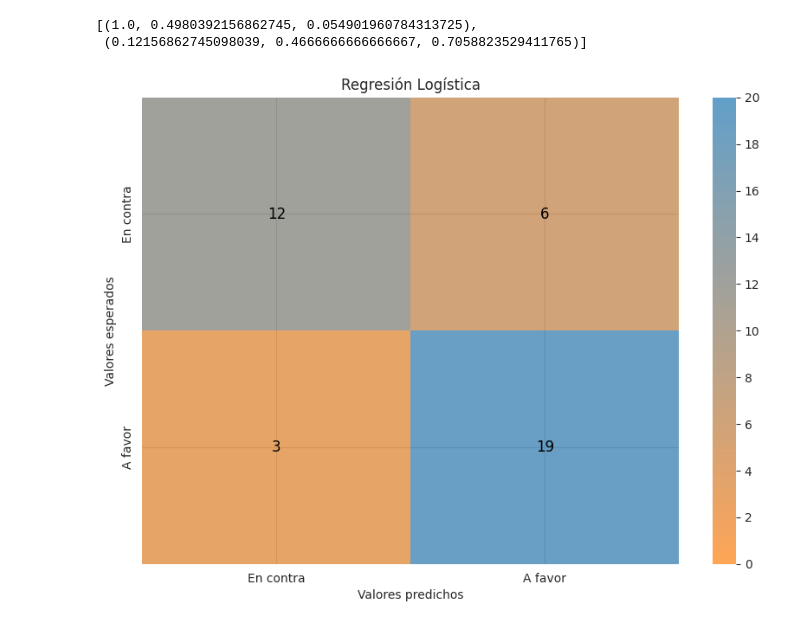
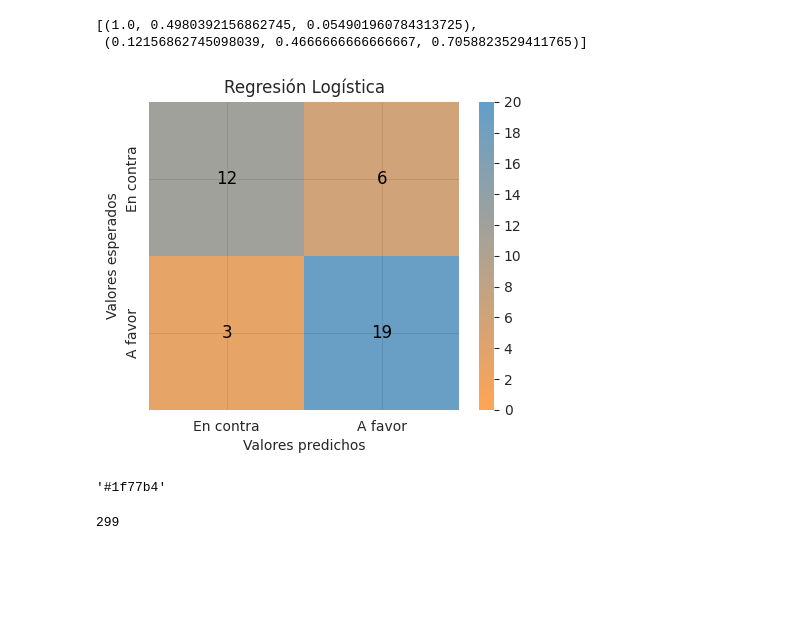
Before and after one commit to macfernandez/eddc-specialization-project, a Jupyter notebook: notebooks/06-model-training.ipynb, the cells around one changed output. Cells and saved outputs as stored; diff of their text form; code cells hidden in the pictures; blank space fills up the shorter version.

```diff
--- a/notebooks/06-model-training.ipynb
+++ b/notebooks/06-model-training.ipynb
@@ -118,18 +118,18 @@ scoring_method = {
     "f1_weighted": make_scorer(f1_score, average="weighted"),
     "f1_macro": make_scorer(f1_score, average="macro"),
     "precision": make_scorer(precision_score),
-    "precision_weighted": make_scorer(precision_score, average="weighted"),
-    "precision_macro": make_scorer(precision_score, average="macro"),
+    #"precision_weighted": make_scorer(precision_score, average="weighted"),
+    #"precision_macro": make_scorer(precision_score, average="macro"),
     "recall": make_scorer(recall_score),
-    "recall_weighted": make_scorer(recall_score, average="weighted"),
-    "recall_macro": make_scorer(recall_score, average="macro"),
-    "roc_auc_weighted": make_scorer(roc_auc_score, average="weighted"),
-    "roc_auc_macro": make_scorer(roc_auc_score, average="macro"),
+    #"recall_weighted": make_scorer(recall_score, average="weighted"),
+    #"recall_macro": make_scorer(recall_score, average="macro"),
+    #"roc_auc_weighted": make_scorer(roc_auc_score, average="weighted"),
+    #"roc_auc_macro": make_scorer(roc_auc_score, average="macro"),
 }
 # %%
 gs = GridSearchCV(
     estimator=pipeline,
-    param_grid={"clf__penalty": ["l1", "l2"], "clf__C": [0.1, 0.5, 1]},
+    param_grid={"clf__penalty": [None, "l1", "l2"], "clf__C": [0.1, 0.5, 1, 2]},
     cv=5,
     return_train_score=True,
     n_jobs=-1,
@@ -277,7 +262,7 @@ sns.lineplot(f1_results, x="measure", y="value", hue="params", alpha=.7)
 
 axs[0].set_yticks([])
 axs[0].set_xlabel("")
-axs[0].set_title("Promedio y desvío")
+axs[0].set_title("Promedio y desvío estándar")
 axs[1].set_ylabel("")
 axs[1].set_xticklabels([
     "split {n}".format(n=int(re.search(r'\d+', label.get_text()).group())+1)
@@ -285,7 +270,7 @@ axs[1].set_xticklabels([
 ])
 axs[1].set_xlabel("")
 axs[1].set_title("Por split")
-title = fig.suptitle(f"$F1-score$ en conjunto de testeo en validación cruzada", y=1.08)
+title = fig.suptitle(f"$F1-score$ en conjunto de testeo", y=1.08)
 lgd = plt.legend(loc="lower center", bbox_to_anchor=(-0.1, -0.3), ncol=3)
 
 FOLDER = os.path.join(VISUALIZATIONS_PATH, "parameters_selection")
@@ -350,8 +335,8 @@ import matplotlib
 
 cmap = matplotlib.colors.LinearSegmentedColormap.from_list("", colors)
 # %%
-def plot_confusion_matrix(cm, title):
-    fig, ax = plt.subplots(figsize=(10,7))
+def plot_confusion_matrix(cm, title, file_name=None):
+    fig, ax = plt.subplots(figsize=(5,4))
     vmin, vmax = 0, int(cm.sum()/2)
     ticks = list(range(vmin, vmax+1, 2))
     sns.heatmap(
@@ -364,9 +349,17 @@ def plot_confusion_matrix(cm, title):
     ax.set_title(title)
     ax.set_xlabel("Valores predichos")
     ax.set_ylabel("Valores esperados")
-    plt.show()
+    if file_name:
+        FOLDER = os.path.join(VISUALIZATIONS_PATH, "models")
+        os.makedirs(FOLDER, exist_ok=True)
+        out_file = os.path.join(FOLDER, f"{file_name}.png")
+        fig.savefig(out_file)
 # %%
 cm = confusion_matrix(y_test, predictions["y_hat_predict"])
-plot_confusion_matrix(cm, title="Regresión Logística")
+plot_confusion_matrix(cm, title="Regresión Logística", file_name="confussion_matrix")
 # %% [output]
-[figure, old version]
+[figure, new version]
+# %%
+sns.color_palette().as_hex()[0]
+# %% [output]
+'#1f77b4'
@@ -372,0 +429,4 @@ plot_confusion_matrix(cm, title="Regresión Logística")
+# %%
+len(model.steps[0][1].vocabulary)
+# %% [output]
+299
```
Also changed, not shown: parts of 9 cells of this notebook, 6 other files.
